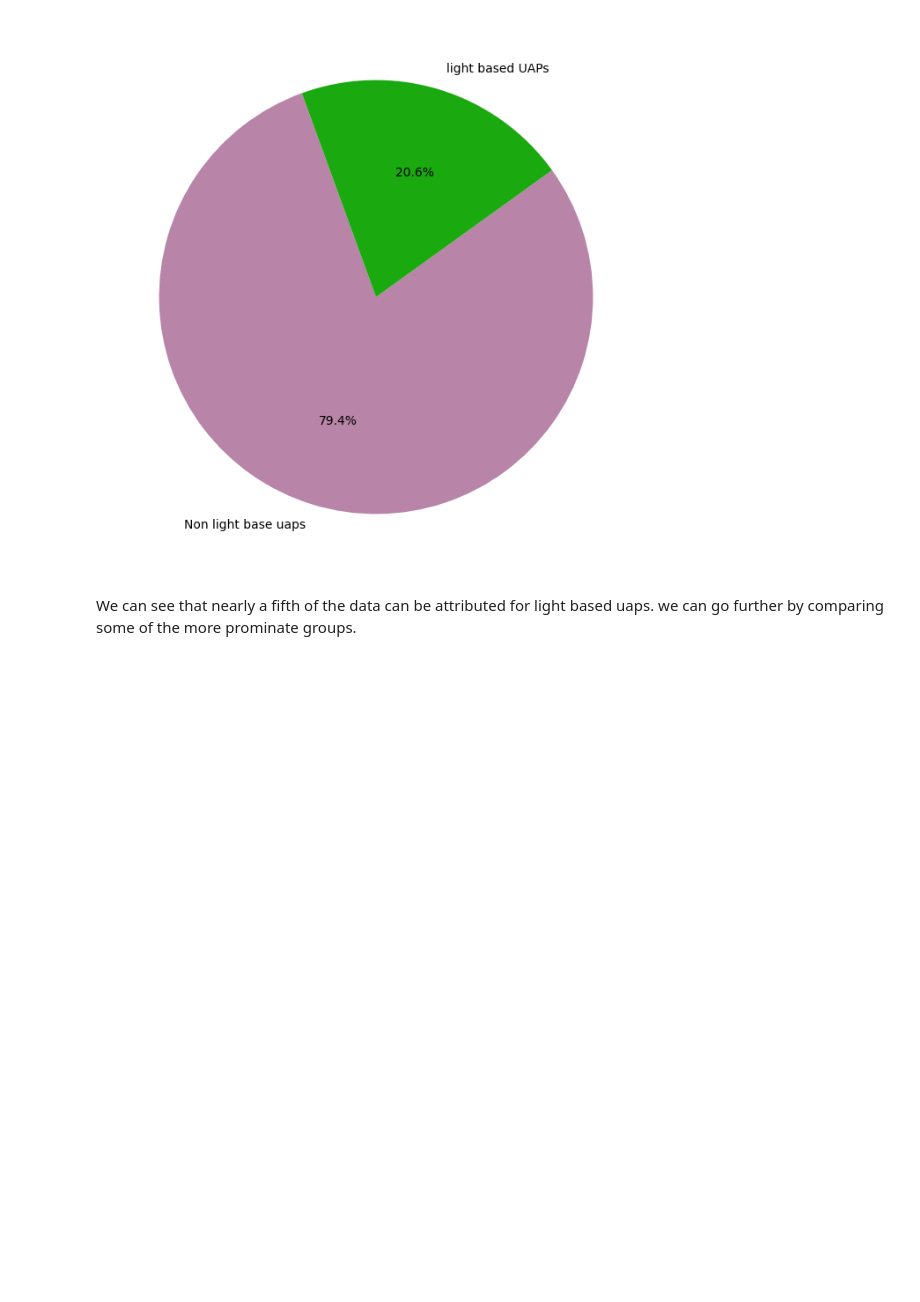
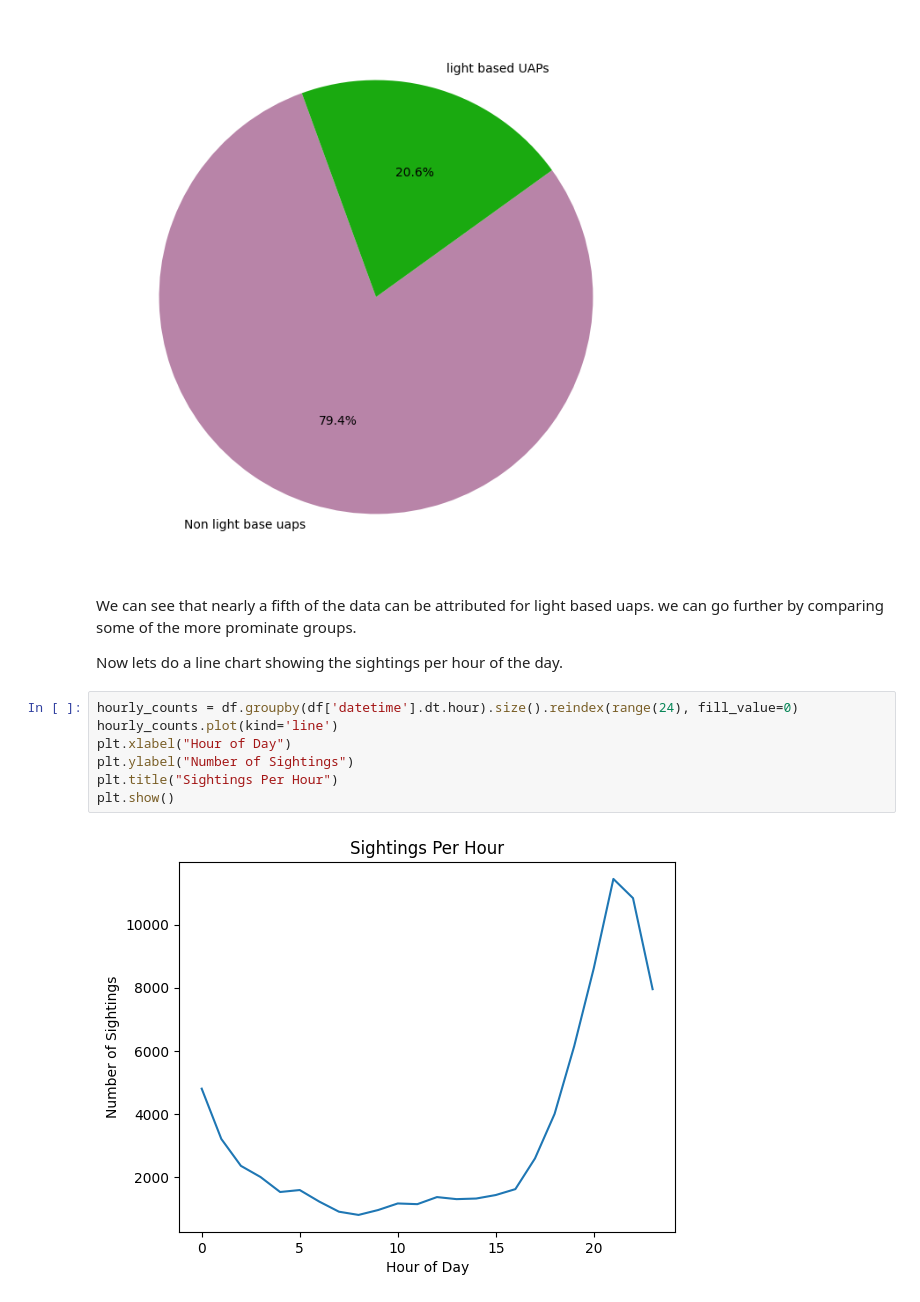
Before and after one commit to FischerLogan/statistical_analysis_of_aerial_phenomena, a Jupyter notebook: notebook/analyzing_sightings.ipynb, the cells around one changed output. Cells and saved outputs as stored; diff of their text form; blank space fills up the shorter version.

Commit message:
made a line plot showing sightings per hour of the day

```diff
--- a/notebook/analyzing_sightings.ipynb
+++ b/notebook/analyzing_sightings.ipynb
@@ -220,3 +221,14 @@ plt.pie(
 [figure]
 # %% [markdown]
 We can see that nearly a fifth of the data can be attributed for light based uaps. we can go further by comparing some of the more prominate groups.
+
+Now lets do a line chart showing the sightings per hour of the day.
+# %%
+hourly_counts = df.groupby(df['datetime'].dt.hour).size().reindex(range(24), fill_value=0)
+hourly_counts.plot(kind='line')
+plt.xlabel("Hour of Day")
+plt.ylabel("Number of Sightings")
+plt.title("Sightings Per Hour")
+plt.show()
+# %% [output]
+[figure, added]
```
Also changed, not shown: parts of 1 cell of this notebook.
